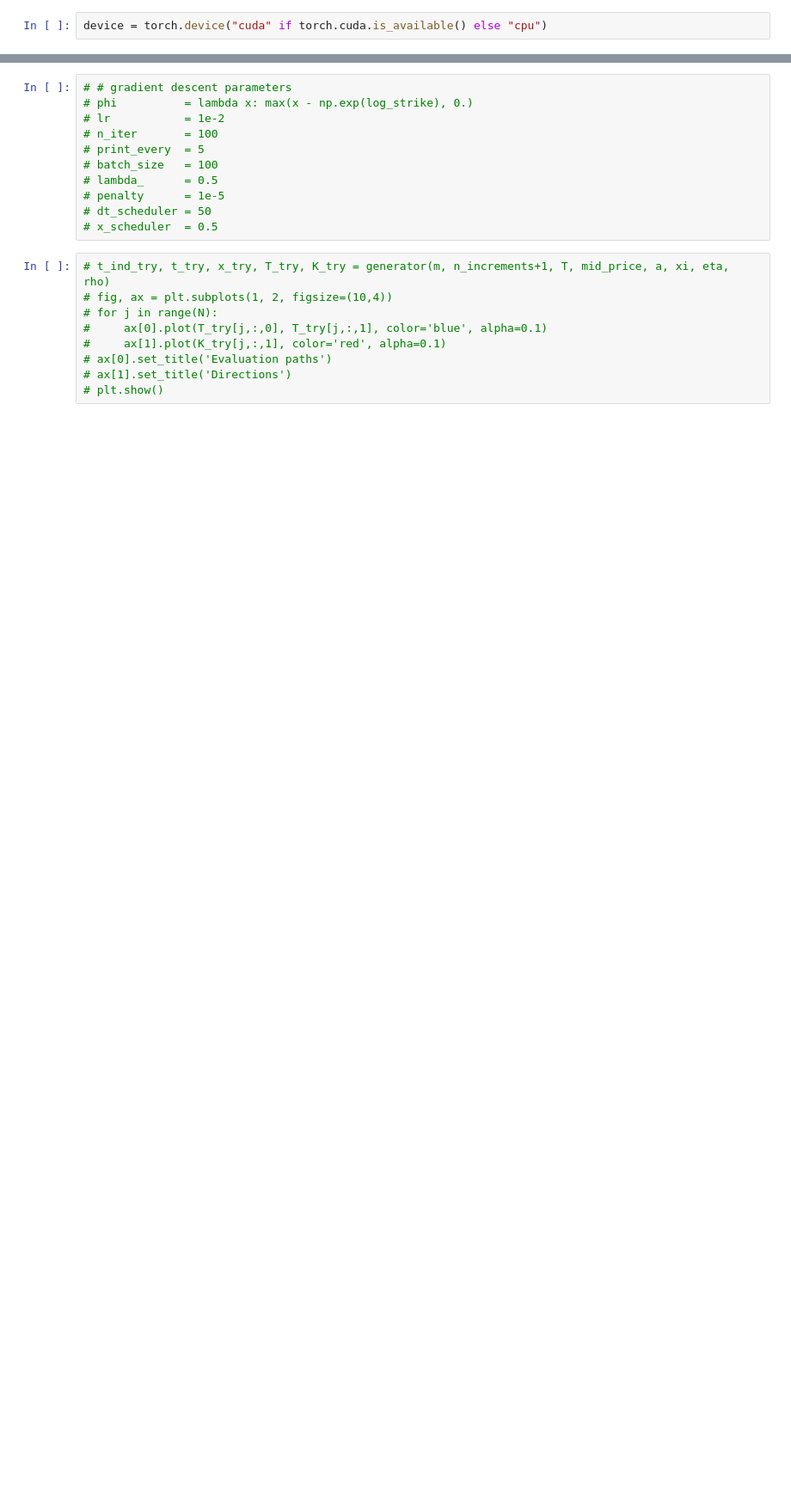
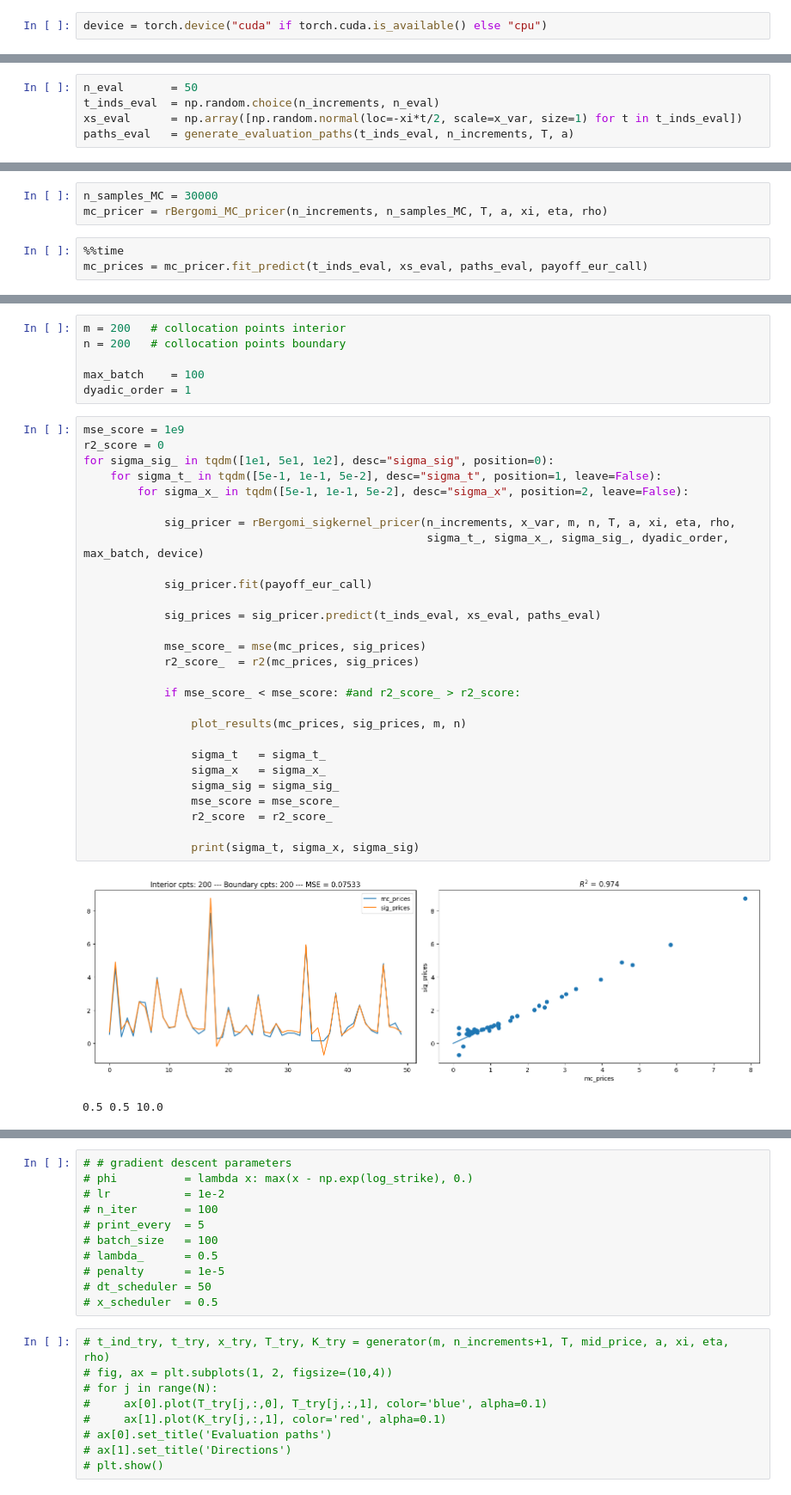
Before and after one commit to yousif-alnaimi/sigoptim, a Jupyter notebook: ppdes/rough_bergomi/rough_bergomi_ppde.ipynb, the cells around one changed output, grey strips where cells are left out. Shown at 86% size. Drawn from its saved outputs; the diff is of its cells as text; blank space fills up the shorter version.

Commit message:
Update rough bergomi

```diff
--- a/ppdes/rough_bergomi/rough_bergomi_ppde.ipynb
+++ b/ppdes/rough_bergomi/rough_bergomi_ppde.ipynb
@@ -45,0 +24,5 @@ paths_eval   = generate_evaluation_paths(t_inds_eval, n_increments, T, a)
+# %%
+n_eval       = 50
+t_inds_eval  = np.random.choice(n_increments, n_eval)
+xs_eval      = np.array([np.random.normal(loc=-xi*t/2, scale=x_var, size=1) for t in t_inds_eval])
+paths_eval   = generate_evaluation_paths(t_inds_eval, n_increments, T, a)
@@ -45,0 +33,6 @@ paths_eval   = generate_evaluation_paths(t_inds_eval, n_increments, T, a)
+# %%
+n_samples_MC = 30000
+mc_pricer = rBergomi_MC_pricer(n_increments, n_samples_MC, T, a, xi, eta, rho)
+# %%
+%%time
+mc_prices = mc_pricer.fit_predict(t_inds_eval, xs_eval, paths_eval, payoff_eur_call)
@@ -45,0 +55,37 @@ paths_eval   = generate_evaluation_paths(t_inds_eval, n_increments, T, a)
+# %%
+m = 200   # collocation points interior
+n = 200   # collocation points boundary
+
+max_batch    = 100
+dyadic_order = 1
+# %%
+mse_score = 1e9
+r2_score = 0
+for sigma_sig_ in tqdm([1e1, 5e1, 1e2], desc="sigma_sig", position=0):
+    for sigma_t_ in tqdm([5e-1, 1e-1, 5e-2], desc="sigma_t", position=1, leave=False):
+        for sigma_x_ in tqdm([5e-1, 1e-1, 5e-2], desc="sigma_x", position=2, leave=False):
+
+            sig_pricer = rBergomi_sigkernel_pricer(n_increments, x_var, m, n, T, a, xi, eta, rho,
+                                                   sigma_t_, sigma_x_, sigma_sig_, dyadic_order, max_batch, device)
+
+            sig_pricer.fit(payoff_eur_call)
+
+            sig_prices = sig_pricer.predict(t_inds_eval, xs_eval, paths_eval)
+
+            mse_score_ = mse(mc_prices, sig_prices)
+            r2_score_  = r2(mc_prices, sig_prices)
+
+            if mse_score_ < mse_score: #and r2_score_ > r2_score:
+
+                plot_results(mc_prices, sig_prices, m, n)
+
+                sigma_t   = sigma_t_
+                sigma_x   = sigma_x_
+                sigma_sig = sigma_sig_
+                mse_score = mse_score_
+                r2_score  = r2_score_
+
+                print(sigma_t, sigma_x, sigma_sig)
+# %% [output]
+[figure, added]
+0.5 0.5 10.0
```
Also changed, not shown: parts of 14 cells of this notebook, 2 other files.
